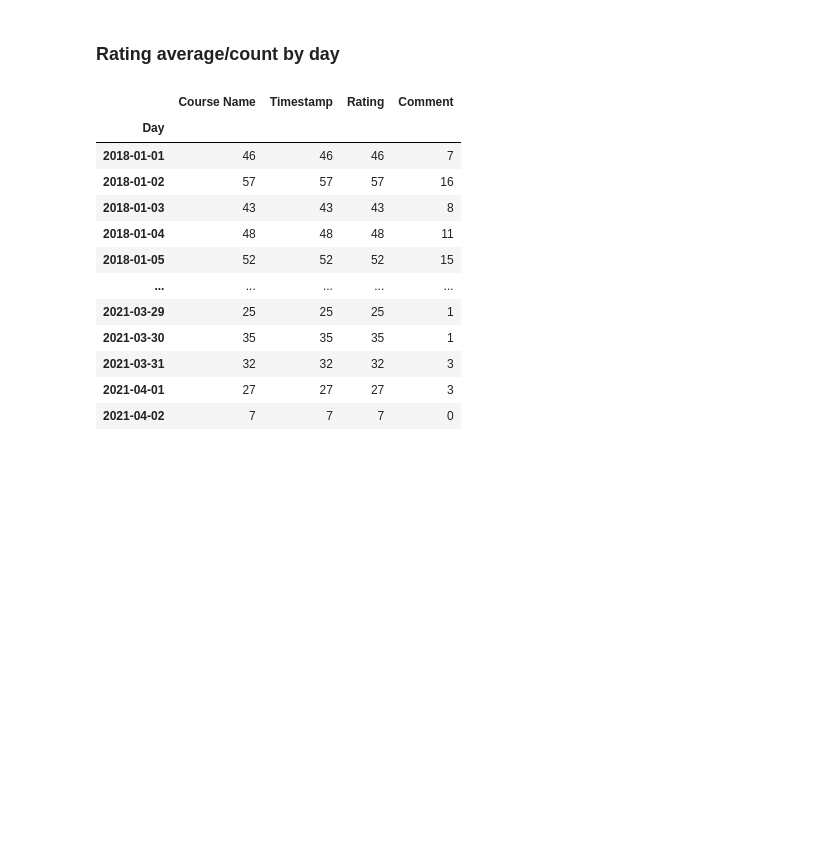
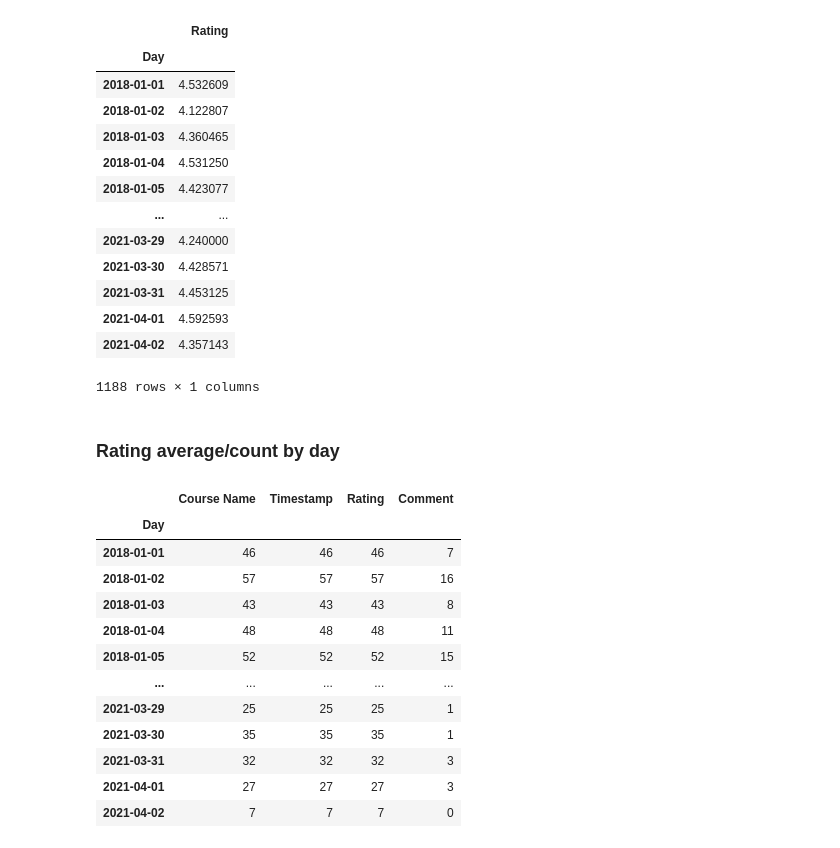
Before and after one commit to ajaymenon18/Data-Analysis-and-Visualisation-Project, a Jupyter notebook: Untitled.ipynb, the cells around one changed output. Drawn from its saved outputs; the diff is of its cells as text; code cells hidden in the pictures; blank space fills up the shorter version.

```diff
--- a/Untitled.ipynb
+++ b/Untitled.ipynb
@@ -17,3 +24,22 @@ data.head()
+# %%
+data['Day'] = data['Timestamp'].dt.date
+day_average = data.groupby(['Day']).mean()
+day_average
+# %% [output]
+|  | Rating |
+| Day |  |
+| 2018-01-01 | 4.532609 |
+| 2018-01-02 | 4.122807 |
+| 2018-01-03 | 4.360465 |
+| 2018-01-04 | 4.531250 |
+| 2018-01-05 | 4.423077 |
+| ... | ... |
+| 2021-03-29 | 4.240000 |
+| 2021-03-30 | 4.428571 |
+| 2021-03-31 | 4.453125 |
+| 2021-04-01 | 4.592593 |
+| 2021-04-02 | 4.357143 |
+1188 rows × 1 columns
 # %% [markdown]
 ### Rating average/count by day
 # %%
```
Also changed, not shown: parts of 1 cell of this notebook, 3 other files.
